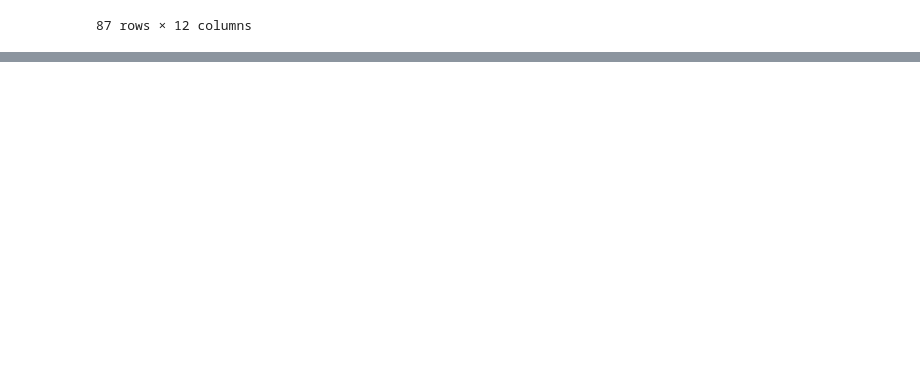
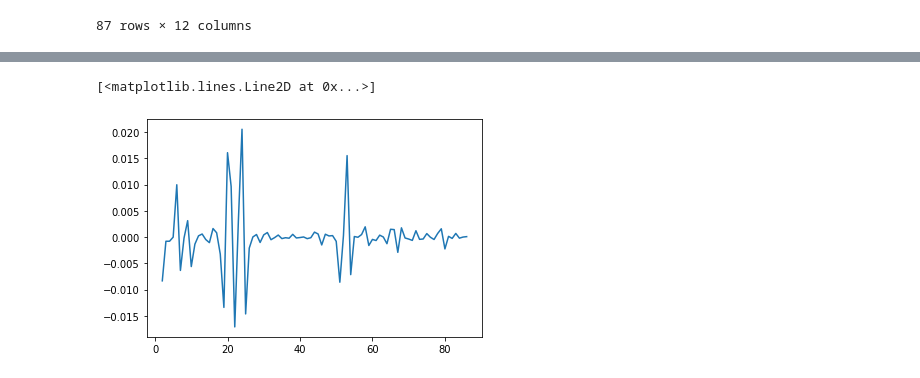
Before and after one commit to RiddhimanRaut/Deep-Learning-based-CPR-estimation, a Jupyter notebook: CPRAVG_SARIMAX_DAILY.ipynb, the cells around one changed output, grey strips where cells are left out. Cells and saved outputs as stored; diff of their text form; code cells hidden in the pictures; blank space fills up the shorter version.

```diff
--- a/CPRAVG_SARIMAX_DAILY.ipynb
+++ b/CPRAVG_SARIMAX_DAILY.ipynb
@@ -75,0 +152,7 @@ df_days
+# %%
+#Second Differencing the data.
+diff_df2 = diff_df.diff().dropna()
+plt.plot(diff_df2)
+# %% [output]
+[<matplotlib.lines.Line2D at 0x...>]
+[figure, added]
```
Also changed, not shown: parts of 15 cells of this notebook.
